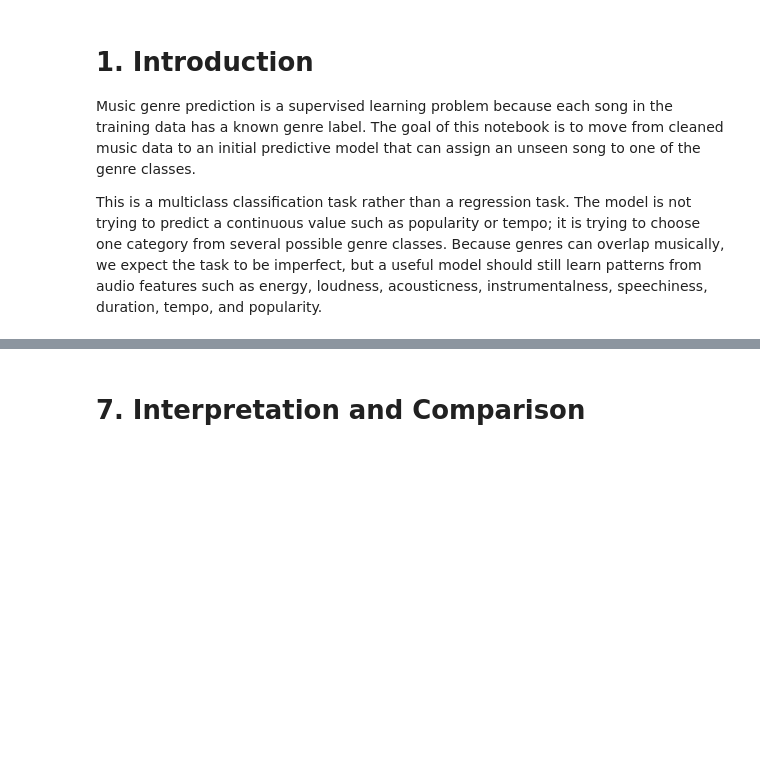
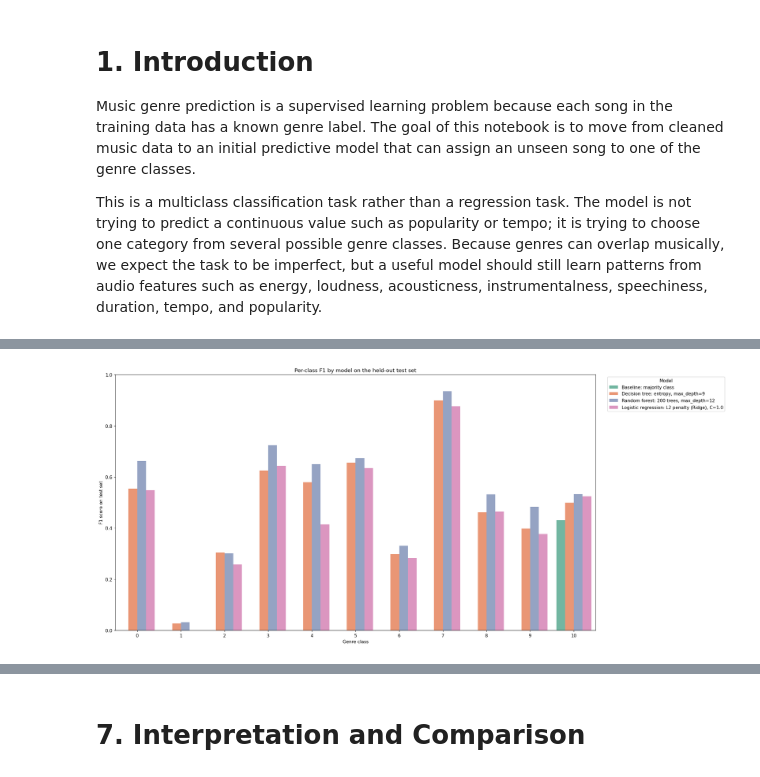
Before and after one commit to 7u4n10/ml-music-class, a Jupyter notebook: notebooks/project_part_3_Team_1.ipynb, the cells around one changed output, grey strips where cells are left out. Drawn from its saved outputs; the diff is of its cells as text; code cells hidden in the pictures; blank space fills up the shorter version.

```diff
--- a/notebooks/project_part_3_Team_1.ipynb
+++ b/notebooks/project_part_3_Team_1.ipynb
@@ -333,0 +218,19 @@ The model plays favorites, as it was not discussed earlier due to lack of releva
+# %%
+decision_tree_model = DecisionTreeClassifier(
+    criterion="entropy",
+    max_depth=9,
+    random_state=RANDOM_STATE,
+)
+decision_tree_model.fit(x_train, y_train)
+decision_tree_pred = decision_tree_model.predict(x_test)
+
+model_results.append(
+    {
+        "model": "Decision tree: entropy, max_depth=9",
+        "accuracy": accuracy_score(y_test, decision_tree_pred),
+        "macro_f1": f1_score(y_test, decision_tree_pred, average="macro", zero_division=0),
+        "weighted_f1": f1_score(y_test, decision_tree_pred, average="weighted", zero_division=0),
+    }
+)
+
+pd.DataFrame(model_results).tail(1)
@@ -333,0 +464,39 @@ The model plays favorites, as it was not discussed earlier due to lack of releva
+# %%
+f1_records = []
+for model_label, preds in predictions_by_model.items():
+    report = classification_report(
+        y_test,
+        preds,
+        output_dict=True,
+        zero_division=0,
+    )
+    for class_label in class_labels:
+        class_metrics = report[str(class_label)]
+        f1_records.append(
+            {
+                "model": model_label,
+                "class": class_label,
+                "f1": class_metrics["f1-score"],
+            }
+        )
+
+per_class_f1_df = pd.DataFrame(f1_records)
+
+fig, ax = plt.subplots(figsize=FIGSIZE_WIDE, dpi=DPI)
+sns.barplot(
+    data=per_class_f1_df,
+    x="class",
+    y="f1",
+    hue="model",
+    palette=PALETTE,
+    ax=ax,
+)
+ax.set_xlabel("Genre class")
+ax.set_ylabel("F1 score on test set")
+ax.set_title("Per-class F1 by model on the held-out test set")
+ax.set_ylim(0, 1)
+ax.legend(title="Model", bbox_to_anchor=(1.02, 1), loc="upper left")
+plt.tight_layout()
+plt.show()
+# %% [output]
+[figure, added]
```
Also changed, not shown: parts of 49 cells of this notebook.
